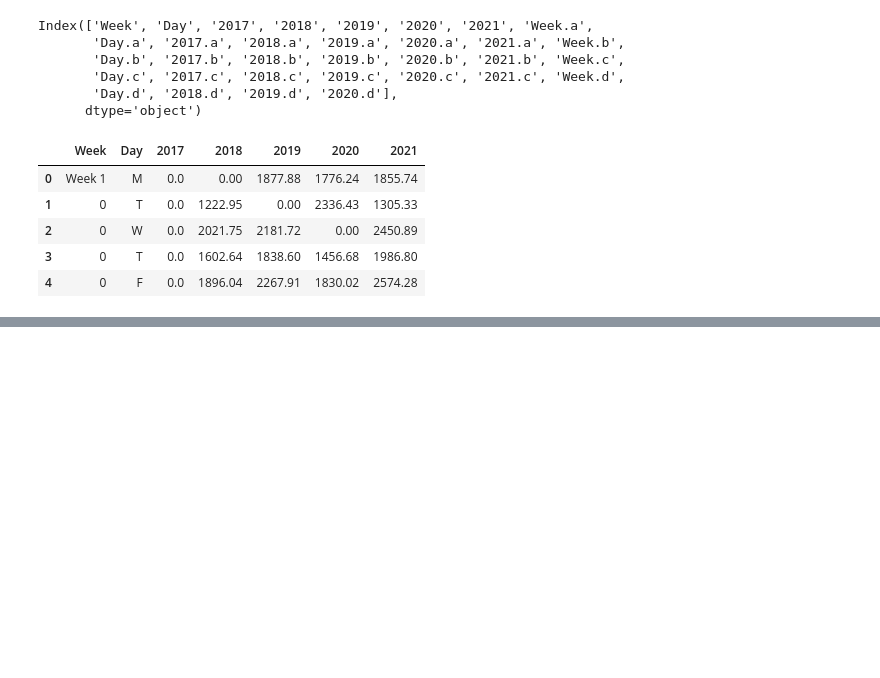
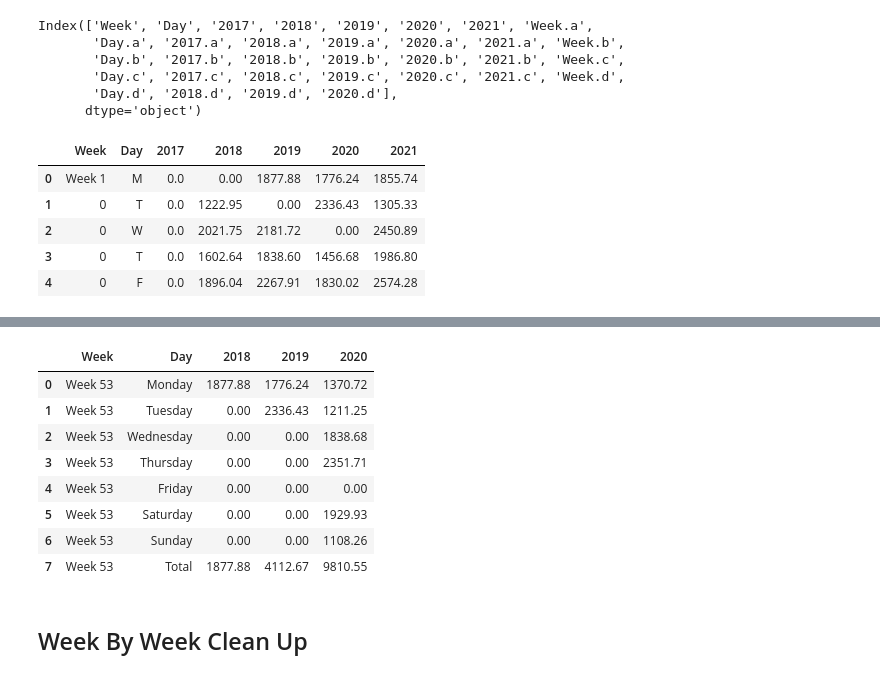
Before and after one commit to j89livingston/FnH_Analysis, a Jupyter notebook: FnHcleanup.ipynb, the cells around one changed output, grey strips where cells are left out. Saved outputs shown, nothing was run; the diff lists cells and outputs as text; code cells hidden in the pictures; blank space fills up the shorter version.

Commit message:
Finished Cleanup

```diff
--- a/FnHcleanup.ipynb
+++ b/FnHcleanup.ipynb
@@ -207,0 +355,9 @@ Q1
+# %%
+# rename Q4 and ttl
+for i in range(1, len(Q4)):
+    if Q4.loc[i, 'Day'] == 0:
+        Q4.loc[i, 'Week'] = 'Q4'
+Q4['Day'] = Q4['Day'].astype(str)
+Q4['Day'] = Q4['Day'].str.replace('0','Total')
+Q4['Day'] = Q4['Day'].str.replace('Ttl','Total')
+Q4day()
@@ -207,0 +373,25 @@ Q1
+# %%
+Q4a = Q4a.iloc[:8]
+# %%
+# loop to change names
+for i in range(1, len(Q4a)):
+    if Q4a.loc[i, 'Week'] == 0:
+        Q4a.loc[i, 'Week'] = Q4a.loc[i-1, 'Week']
+    else:
+        continue
+# %%
+Q4a['Day'] = Q4a['Day'].str.replace('0','Total')
+Q4a['Day'] = Q4a['Day'].str.replace('Ttl','Total')
+Q4aday()
+# %%
+Q4a
+# %% [output]
+|  | Week | Day | 2018 | 2019 | 2020 |
+| 0 | Week 53 | Monday | 1877.88 | 1776.24 | 1370.72 |
+| 1 | Week 53 | Tuesday | 0.00 | 2336.43 | 1211.25 |
+| 2 | Week 53 | Wednesday | 0.00 | 0.00 | 1838.68 |
+| 3 | Week 53 | Thursday | 0.00 | 0.00 | 2351.71 |
+| 4 | Week 53 | Friday | 0.00 | 0.00 | 0.00 |
+| 5 | Week 53 | Saturday | 0.00 | 0.00 | 1929.93 |
+| 6 | Week 53 | Sunday | 0.00 | 0.00 | 1108.26 |
+| 7 | Week 53 | Total | 1877.88 | 4112.67 | 9810.55 |
@@ -207,0 +404,2 @@ Q1
+# %% [markdown]
+## Week By Week Clean Up
```
Also changed, not shown: parts of 32 cells of this notebook, 14 other files.
